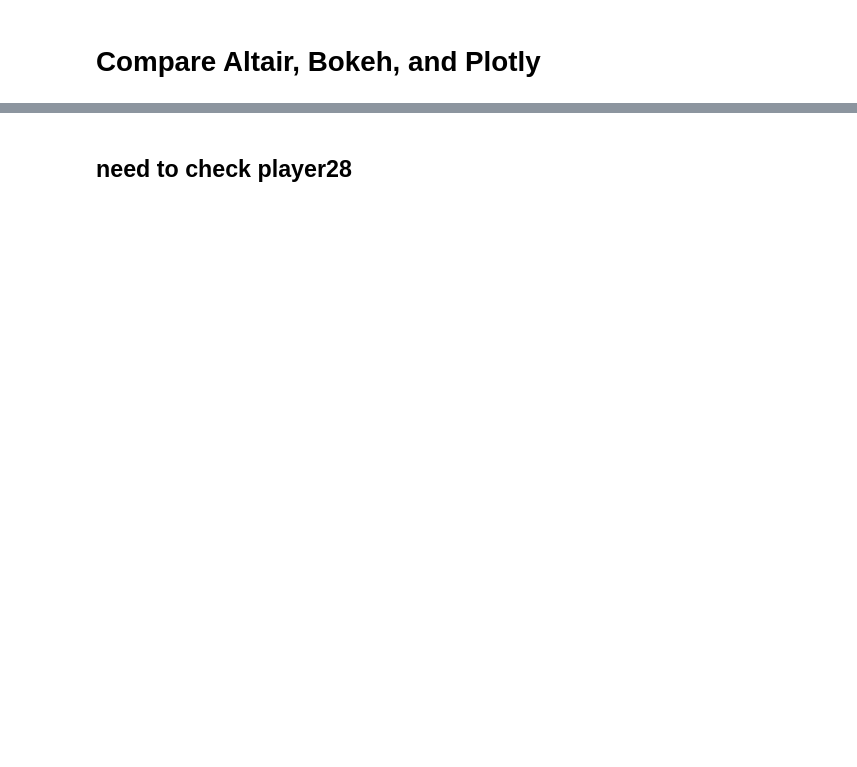
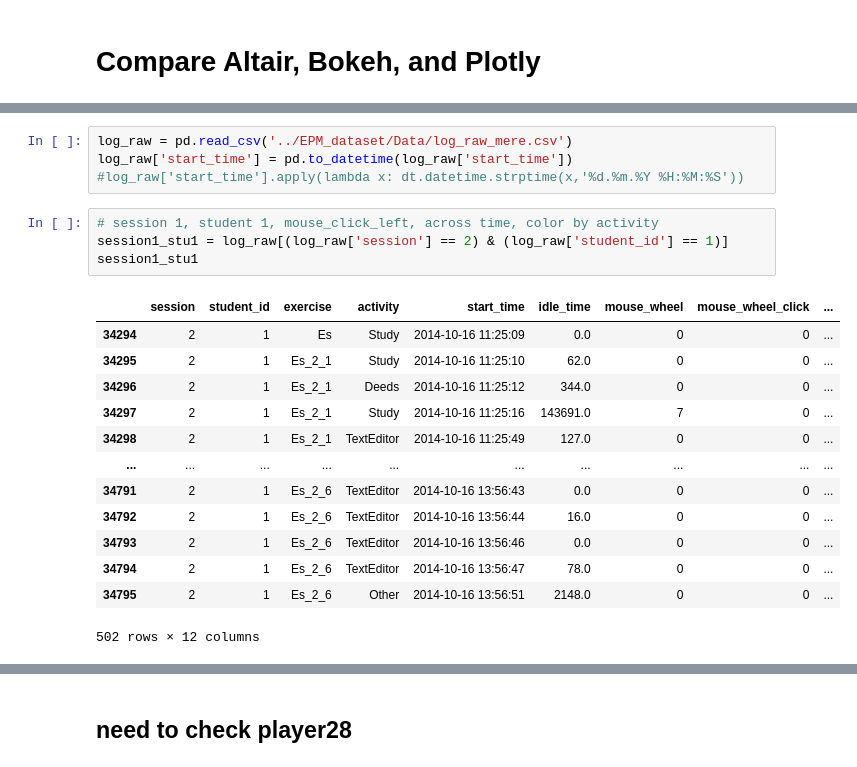
Before and after one commit to EPM-LearningAnalytics/epm, a Jupyter notebook: Analysis/Visualization_Packages_Meredith.ipynb, the cells around one changed output, grey strips where cells are left out. Saved outputs shown, nothing was run; the diff lists cells and outputs as text; blank space fills up the shorter version.

```diff
--- a/Analysis/Visualization_Packages_Meredith.ipynb
+++ b/Analysis/Visualization_Packages_Meredith.ipynb
@@ -6,0 +102,22 @@ import altair as alt
+# %%
+log_raw = pd.read_csv('../EPM_dataset/Data/log_raw_mere.csv')
+log_raw['start_time'] = pd.to_datetime(log_raw['start_time'])
+#log_raw['start_time'].apply(lambda x: dt.datetime.strptime(x,'%d.%m.%Y %H:%M:%S'))
+# %%
+# session 1, student 1, mouse_click_left, across time, color by activity
+session1_stu1 = log_raw[(log_raw['session'] == 2) & (log_raw['student_id'] == 1)]
+session1_stu1
+# %% [output]
+|  | session | student_id | exercise | activity | start_time | idle_time | mouse_wheel | mouse_wheel_click | ... |
+| 34294 | 2 | 1 | Es | Study | 2014-10-16 11:25:09 | 0.0 | 0 | 0 | ... |
+| 34295 | 2 | 1 | Es_2_1 | Study | 2014-10-16 11:25:10 | 62.0 | 0 | 0 | ... |
+| 34296 | 2 | 1 | Es_2_1 | Deeds | 2014-10-16 11:25:12 | 344.0 | 0 | 0 | ... |
+| 34297 | 2 | 1 | Es_2_1 | Study | 2014-10-16 11:25:16 | 143691.0 | 7 | 0 | ... |
+| 34298 | 2 | 1 | Es_2_1 | TextEditor | 2014-10-16 11:25:49 | 127.0 | 0 | 0 | ... |
+| ... | ... | ... | ... | ... | ... | ... | ... | ... | ... |
+| 34791 | 2 | 1 | Es_2_6 | TextEditor | 2014-10-16 13:56:43 | 0.0 | 0 | 0 | ... |
+| 34792 | 2 | 1 | Es_2_6 | TextEditor | 2014-10-16 13:56:44 | 16.0 | 0 | 0 | ... |
+| 34793 | 2 | 1 | Es_2_6 | TextEditor | 2014-10-16 13:56:46 | 0.0 | 0 | 0 | ... |
+| 34794 | 2 | 1 | Es_2_6 | TextEditor | 2014-10-16 13:56:47 | 78.0 | 0 | 0 | ... |
+| 34795 | 2 | 1 | Es_2_6 | Other | 2014-10-16 13:56:51 | 2148.0 | 0 | 0 | ... |
+502 rows × 12 columns
```
Also changed, not shown: parts of 14 cells of this notebook, 16 other files.
